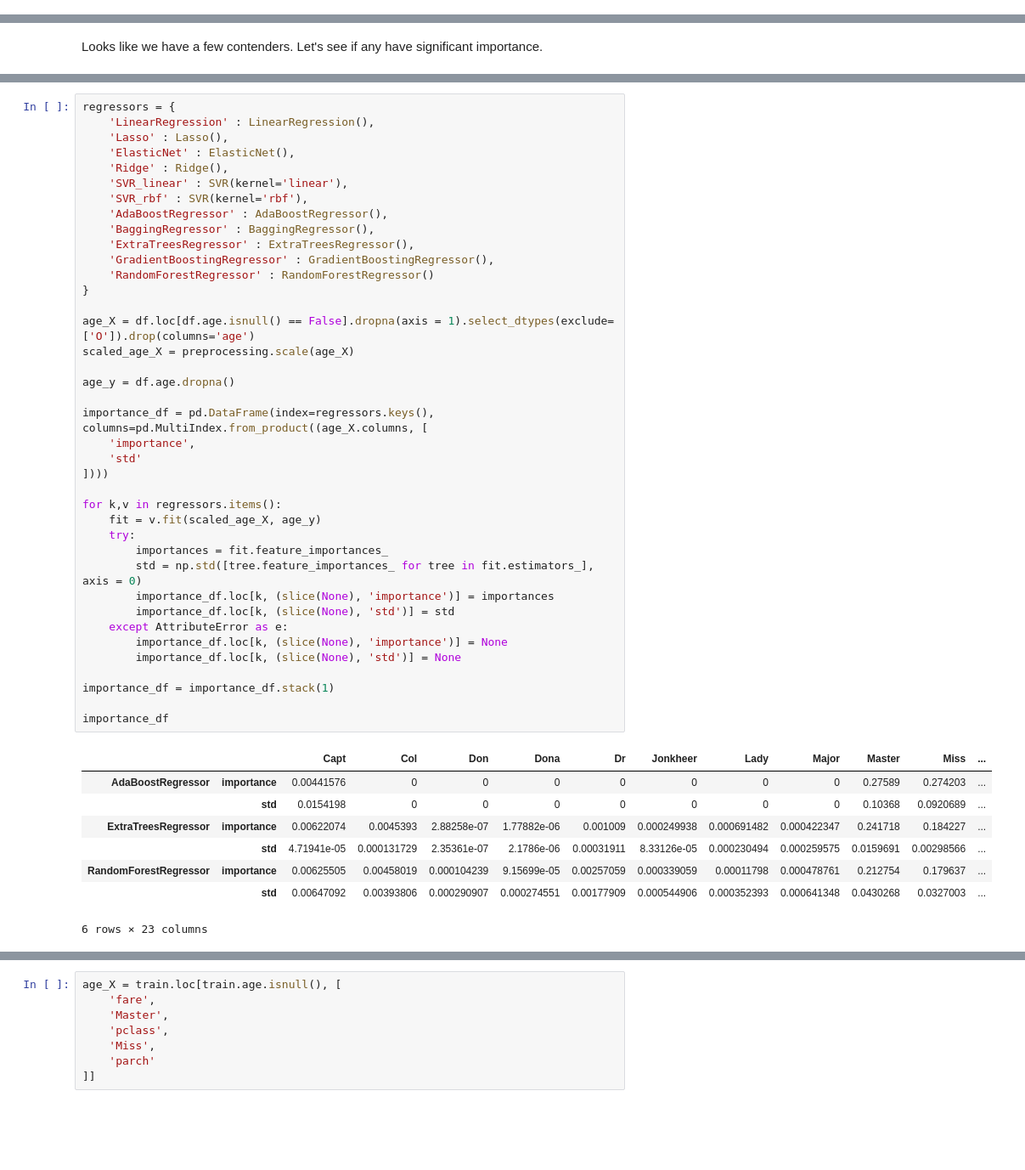
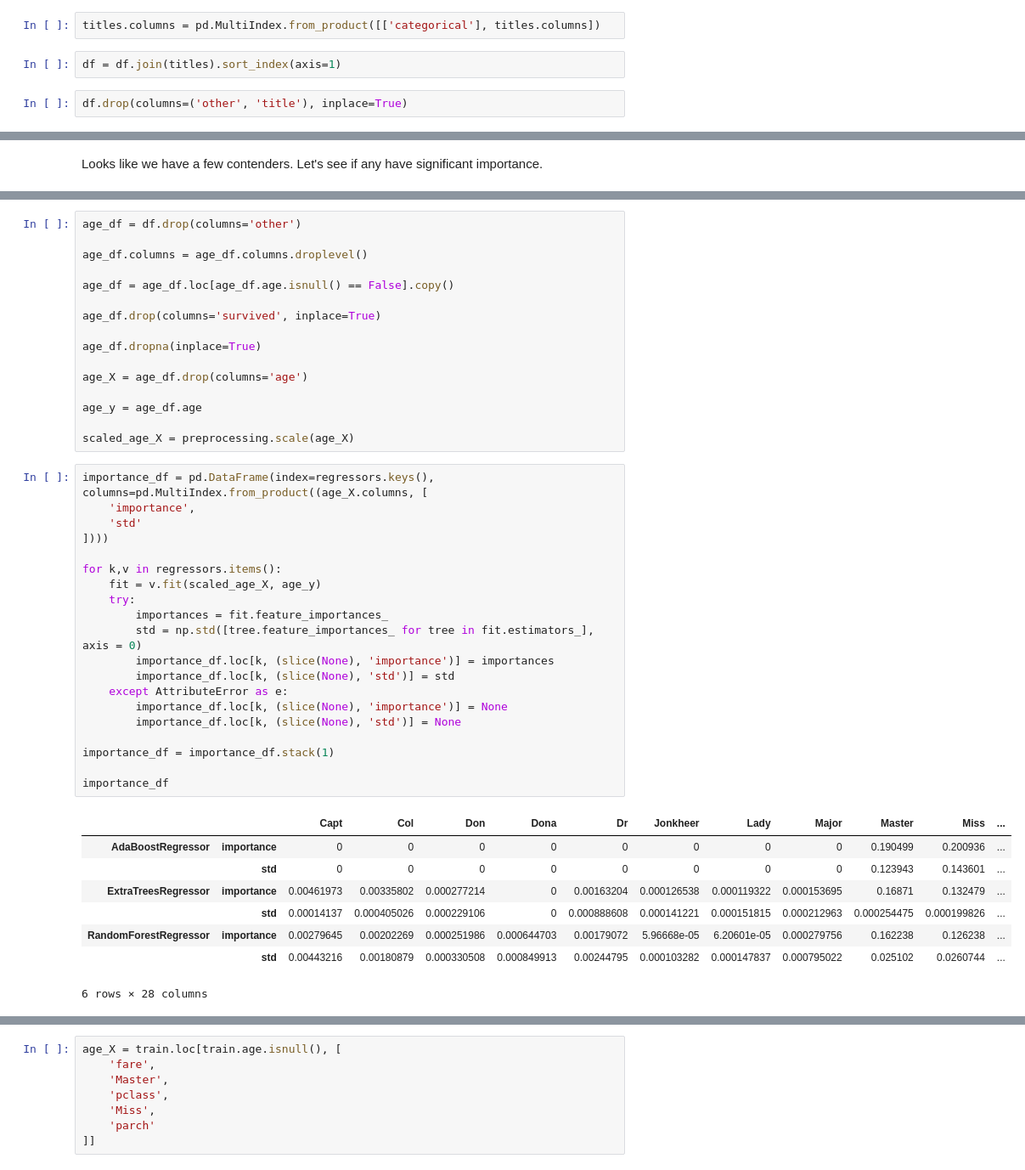
Before and after one commit to it176131/Titanic, a Jupyter notebook: Titanic.ipynb, the cells around one changed output, grey strips where cells are left out. Shown at 85% size. Cells and saved outputs as stored; diff of their text form; blank space fills up the shorter version.

```diff
--- a/Titanic.ipynb
+++ b/Titanic.ipynb
@@ -948,3 +958,9 @@ df = df.join(pd.get_dummies(df.title)).drop(columns='title')
+# %%
+titles.columns = pd.MultiIndex.from_product([['categorical'], titles.columns])
+# %%
+df = df.join(titles).sort_index(axis=1)
+# %%
+df.drop(columns=('other', 'title'), inplace=True)
 # %% [markdown]
 Let's see if any of these correlate with `age`.
 # %%
@@ -972,50 +1002,47 @@ Looks like we have a few contenders. Let's see if any have significant importanc
+# %%
+age_df = df.drop(columns='other')
+
+age_df.columns = age_df.columns.droplevel()
+
+age_df = age_df.loc[age_df.age.isnull() == False].copy()
+
+age_df.drop(columns='survived', inplace=True)
+
+age_df.dropna(inplace=True)
+
+age_X = age_df.drop(columns='age')
+
+age_y = age_df.age
+
+scaled_age_X = preprocessing.scale(age_X)
 # %%
-regressors = {
-    'LinearRegression' : LinearRegression(),
-    'Lasso' : Lasso(),
-    'ElasticNet' : ElasticNet(),
-    'Ridge' : Ridge(),
-    'SVR_linear' : SVR(kernel='linear'),
-    'SVR_rbf' : SVR(kernel='rbf'),
-    'AdaBoostRegressor' : AdaBoostRegressor(),
-    'BaggingRegressor' : BaggingRegressor(),
-    'ExtraTreesRegressor' : ExtraTreesRegressor(),
-    'GradientBoostingRegressor' : GradientBoostingRegressor(),
-    'RandomForestRegressor' : RandomForestRegressor()
-}
-
-age_X = df.loc[df.age.isnull() == False].dropna(axis = 1).select_dtypes(exclude=['O']).drop(columns='age')
-scaled_age_X = preprocessing.scale(age_X)
-
-age_y = df.age.dropna()
-
 importance_df = pd.DataFrame(index=regressors.keys(), columns=pd.MultiIndex.from_product((age_X.columns, [
     'importance',
     'std'
 ])))
 
 for k,v in regressors.items():
     fit = v.fit(scaled_age_X, age_y)
     try:
         importances = fit.feature_importances_
         std = np.std([tree.feature_importances_ for tree in fit.estimators_], axis = 0)
         importance_df.loc[k, (slice(None), 'importance')] = importances
         importance_df.loc[k, (slice(None), 'std')] = std
     except AttributeError as e:
         importance_df.loc[k, (slice(None), 'importance')] = None
         importance_df.loc[k, (slice(None), 'std')] = None
 
 importance_df = importance_df.stack(1)
 
 importance_df
 # %% [output]
 |  |  | Capt | Col | Don | Dona | Dr | Jonkheer | Lady | Major | Master | Miss | ... |
-| AdaBoostRegressor | importance | 0.00441576 | 0 | 0 | 0 | 0 | 0 | 0 | 0 | 0.27589 | 0.274203 | ... |
-|  | std | 0.0154198 | 0 | 0 | 0 | 0 | 0 | 0 | 0 | 0.10368 | 0.0920689 | ... |
-| ExtraTreesRegressor | importance | 0.00622074 | 0.0045393 | 2.88258e-07 | 1.77882e-06 | 0.001009 | 0.000249938 | 0.000691482 | 0.000422347 | 0.241718 | 0.184227 | ... |
-|  | std | 4.71941e-05 | 0.000131729 | 2.35361e-07 | 2.1786e-06 | 0.00031911 | 8.33126e-05 | 0.000230494 | 0.000259575 | 0.0159691 | 0.00298566 | ... |
-| RandomForestRegressor | importance | 0.00625505 | 0.00458019 | 0.000104239 | 9.15699e-05 | 0.00257059 | 0.000339059 | 0.00011798 | 0.000478761 | 0.212754 | 0.179637 | ... |
-|  | std | 0.00647092 | 0.00393806 | 0.000290907 | 0.000274551 | 0.00177909 | 0.000544906 | 0.000352393 | 0.000641348 | 0.0430268 | 0.0327003 | ... |
+| AdaBoostRegressor | importance | 0 | 0 | 0 | 0 | 0 | 0 | 0 | 0 | 0.190499 | 0.200936 | ... |
+|  | std | 0 | 0 | 0 | 0 | 0 | 0 | 0 | 0 | 0.123943 | 0.143601 | ... |
+| ExtraTreesRegressor | importance | 0.00461973 | 0.00335802 | 0.000277214 | 0 | 0.00163204 | 0.000126538 | 0.000119322 | 0.000153695 | 0.16871 | 0.132479 | ... |
+|  | std | 0.00014137 | 0.000405026 | 0.000229106 | 0 | 0.000888608 | 0.000141221 | 0.000151815 | 0.000212963 | 0.000254475 | 0.000199826 | ... |
+| RandomForestRegressor | importance | 0.00279645 | 0.00202269 | 0.000251986 | 0.000644703 | 0.00179072 | 5.96668e-05 | 6.20601e-05 | 0.000279756 | 0.162238 | 0.126238 | ... |
+|  | std | 0.00443216 | 0.00180879 | 0.000330508 | 0.000849913 | 0.00244795 | 0.000103282 | 0.000147837 | 0.000795022 | 0.025102 | 0.0260744 | ... |
-6 rows × 23 columns
+6 rows × 28 columns
 # %%
 t = importance_df.xs('importance', level=1).copy()
```
Also changed, not shown: parts of 85 cells of this notebook.
